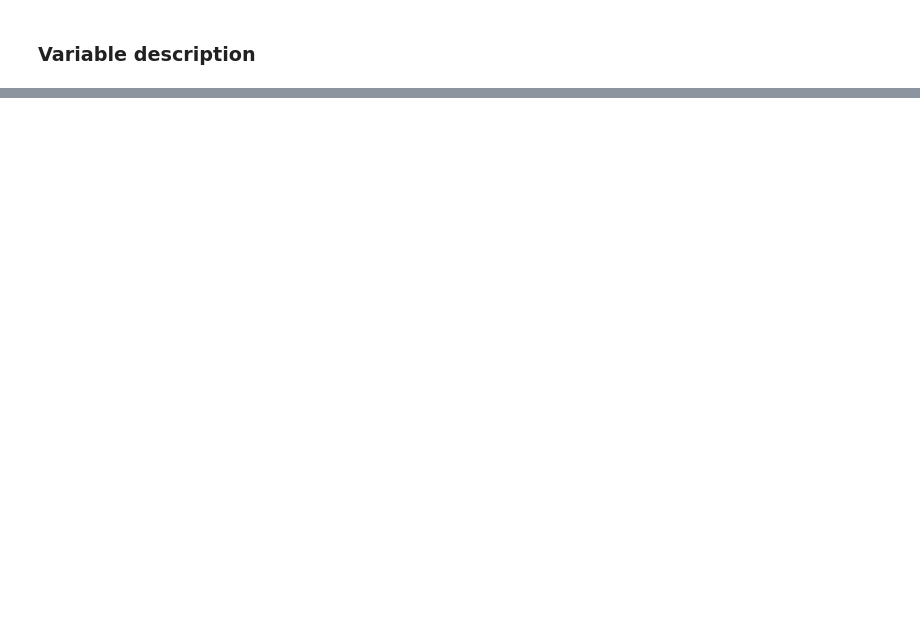
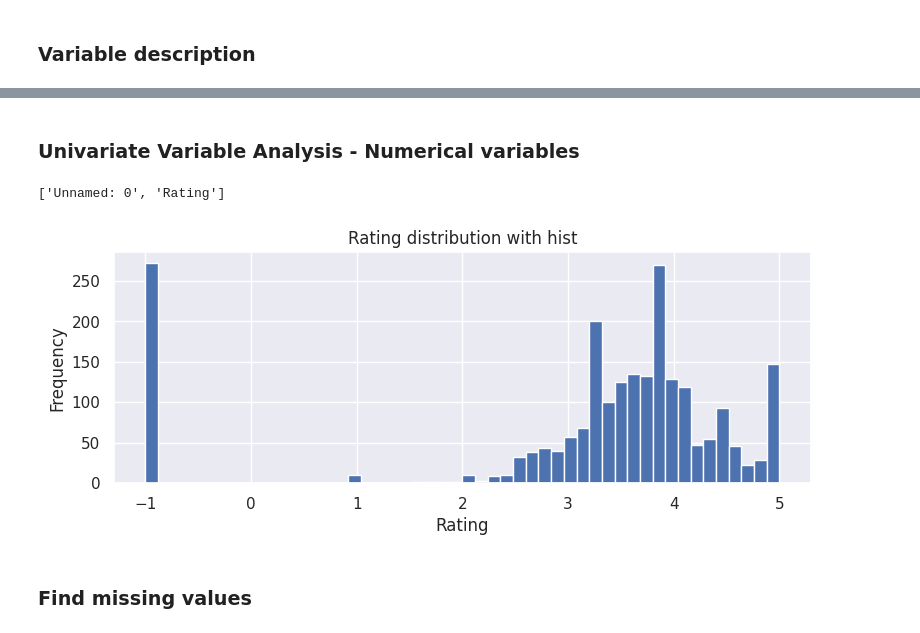
Before and after one commit to RPeleja/FAI24_G01, a Jupyter notebook: Project02.ipynb, the cells around one changed output, grey strips where cells are left out. Saved outputs shown, nothing was run; the diff lists cells and outputs as text; code cells hidden in the pictures; blank space fills up the shorter version.

```diff
--- a/Project02.ipynb
+++ b/Project02.ipynb
@@ -31,0 +49,18 @@ filePath = "DataSet/DataAnalyst.csv"
+# %%
+# Remove the 'Competitors' column
+df = df.drop(columns=['Competitors'])
+
+# # Remove the 'Founded' column
+df = df.drop(columns=['Founded'])
+
+# # Remove the 'Type of ownership' column
+df = df.drop(columns=['Type of ownership'])
+
+# Remove the 'Headquarters' column
+df = df.drop(columns=['Headquarters'])
+
+# Remove the 'Revenue' column
+df = df.drop(columns=['Revenue'])
+
+# Remove the 'Easy Apply' column
+df = df.drop(columns=['Easy Apply'])
@@ -44,0 +208,25 @@ df.head()
+# %% [markdown]
+### Univariate Variable Analysis - Numerical variables
+# %%
+# Visualize frequency and distribution of numerical features
+def plot_hist(variable):
+    plt.figure(figsize = (9,3))
+    plt.hist(df[variable], bins = 50)
+    plt.xlabel(variable)
+    plt.ylabel("Frequency")
+    plt.title("{} distribution with hist".format(variable))
+    plt.show()
+
+# Get the numerical variables from train_df
+numerical_features = [feature for feature in df.columns if df[feature].dtype != object]
+print(numerical_features)
+
+removed_nf = ["Unnamed: 0"]
+for nf in numerical_features:
+  if nf not in removed_nf:
+    plot_hist(nf)
+# %% [output]
+['Unnamed: 0', 'Rating']
+[figure, added]
+# %% [markdown]
+### Find missing values
```
Also changed, not shown: parts of 48 cells of this notebook.
